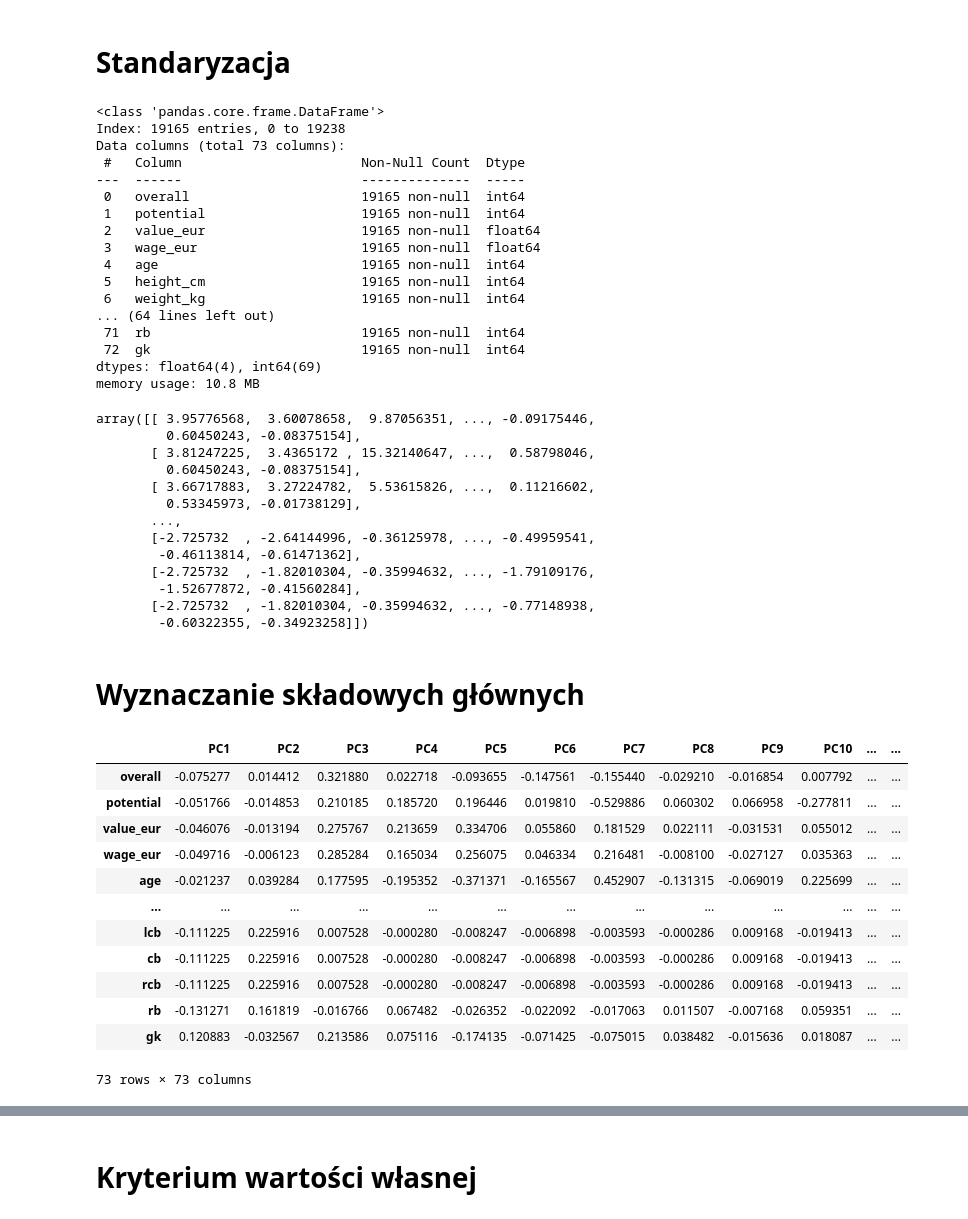
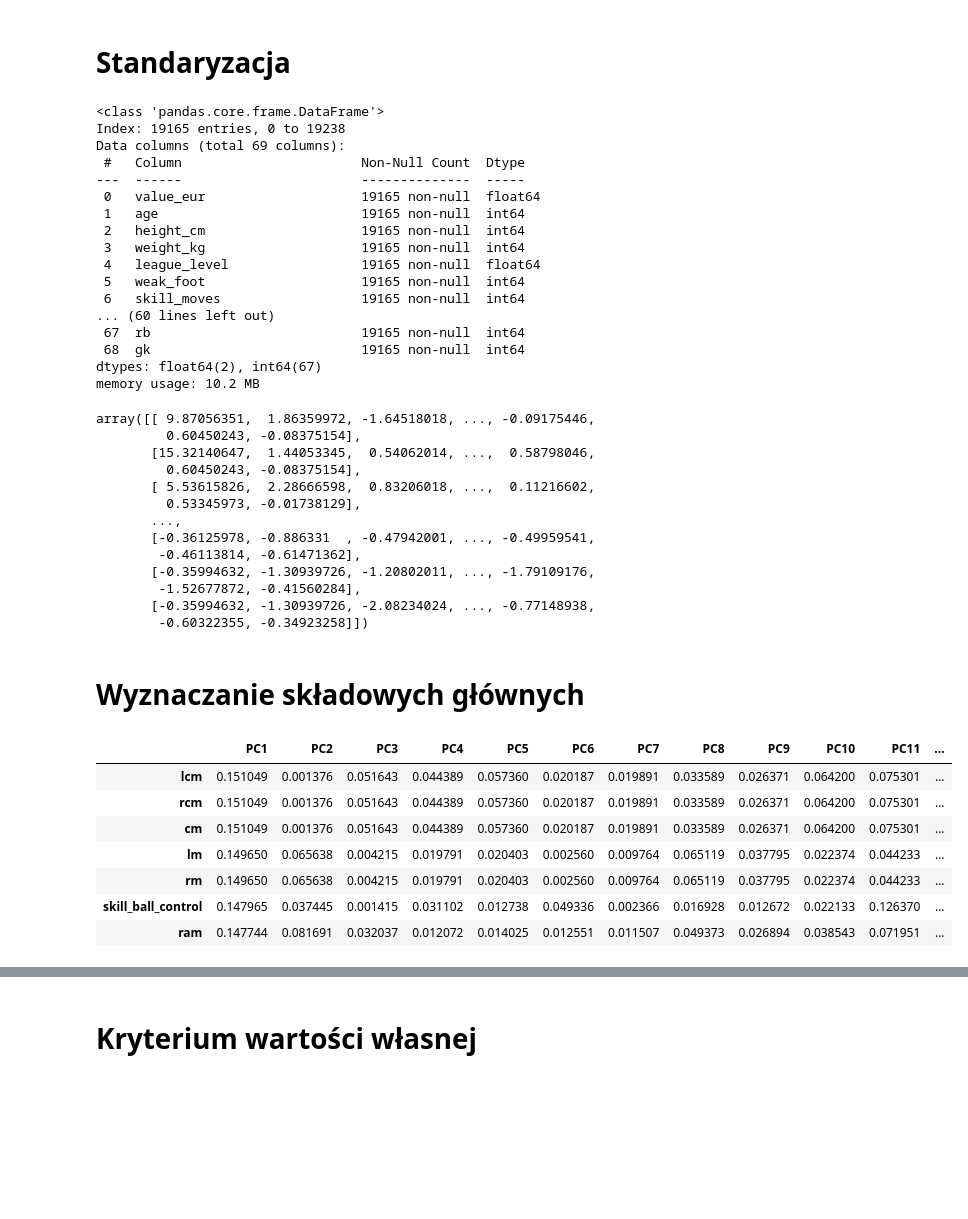
Before and after one commit to pawlew2k/fifa22, a Jupyter notebook: fifa22.ipynb, the cells around one changed output, grey strips where cells are left out. Cells and saved outputs as stored; diff of their text form; code cells hidden in the pictures; blank space fills up the shorter version.

```diff
--- a/fifa22.ipynb
+++ b/fifa22.ipynb
@@ -129,7 +113,8 @@ df = df.drop(columns=[
     'body_type',
     'real_face',
     'player_tags',
-    'player_traits'
+    'player_traits',
+    'preferred_foot',
 ]);
 # %%
 def nan_columns(df: DataFrame, head: int = 10):  # columns with quantities of NA descending
@@ -172,6 +157,13 @@ short_name                 0
 goalkeeping_positioning    0
 cf                         0
 dtype: int64
+# %%
+df = df.drop(columns=[ # usunięcie kolumn które znaczoąco wpływają na ocenę klasyfikatora
+    'wage_eur',
+    'release_clause_eur',
+    'overall',
+    'potential',
+]);
 # %%
 cols_dict = {
     'descriptive': ['short_name',
@@ -179,9 +171,9 @@ cols_dict = {
                     'club_name',
                     'league_name',
                     'nationality_name',
-                    'preferred_foot'],
-    'score': ['overall',
-              'potential'],
+                    ],
+   #'score': ['overall',
+   #          'potential'],
     'attacking': ['attacking_crossing',
                   'attacking_finishing',
                   'attacking_heading_accuracy',
@@ -337,7 +326,6 @@ col_drop_standard = [
     'club_name',
     'league_name',
     'nationality_name',
-    'preferred_foot'
 ]
 df_stand =  df_stand.drop(columns = col_drop_standard)
 
@@ -345,39 +333,39 @@ df_stand.info()
 # %% [output]
 <class 'pandas.core.frame.DataFrame'>
 Index: 19165 entries, 0 to 19238
-Data columns (total 73 columns):
+Data columns (total 69 columns):
  #   Column                       Non-Null Count  Dtype
 ---  ------                       --------------  -----
- 0   overall                      19165 non-null  int64
- 1   potential                    19165 non-null  int64
- 2   value_eur                    19165 non-null  float64
- 3   wage_eur                     19165 non-null  float64
- 4   age                          19165 non-null  int64
- 5   height_cm                    19165 non-null  int64
- 6   weight_kg                    19165 non-null  int64
-... (64 lines left out)
- 71  rb                           19165 non-null  int64
- 72  gk                           19165 non-null  int64
-dtypes: float64(4), int64(69)
-memory usage: 10.8 MB
+ 0   value_eur                    19165 non-null  float64
+ 1   age                          19165 non-null  int64
+ 2   height_cm                    19165 non-null  int64
+ 3   weight_kg                    19165 non-null  int64
+ 4   league_level                 19165 non-null  float64
+ 5   weak_foot                    19165 non-null  int64
+ 6   skill_moves                  19165 non-null  int64
+... (60 lines left out)
+ 67  rb                           19165 non-null  int64
+ 68  gk                           19165 non-null  int64
+dtypes: float64(2), int64(67)
+memory usage: 10.2 MB
 # %%
 scaler = StandardScaler()
 data_1 = df_stand.iloc[:,:]
 data_stand = scaler.fit_transform(data_1)
 data_stand
 # %% [output]
-array([[ 3.95776568,  3.60078658,  9.87056351, ..., -0.09175446,
+array([[ 9.87056351,  1.86359972, -1.64518018, ..., -0.09175446,
          0.60450243, -0.08375154],
-       [ 3.81247225,  3.4365172 , 15.32140647, ...,  0.58798046,
+       [15.32140647,  1.44053345,  0.54062014, ...,  0.58798046,
          0.60450243, -0.08375154],
-       [ 3.66717883,  3.27224782,  5.53615826, ...,  0.11216602,
+       [ 5.53615826,  2.28666598,  0.83206018, ...,  0.11216602,
          0.53345973, -0.01738129],
        ...,
-       [-2.725732  , -2.64144996, -0.36125978, ..., -0.49959541,
+       [-0.36125978, -0.886331  , -0.47942001, ..., -0.49959541,
         -0.46113814, -0.61471362],
-       [-2.725732  , -1.82010304, -0.35994632, ..., -1.79109176,
+       [-0.35994632, -1.30939726, -1.20802011, ..., -1.79109176,
         -1.52677872, -0.41560284],
-       [-2.725732  , -1.82010304, -0.35994632, ..., -0.77148938,
+       [-0.35994632, -1.30939726, -2.08234024, ..., -0.77148938,
         -0.60322355, -0.34923258]])
 # %% [markdown]
 # Wyznaczanie składowych głównych
@@ -462,21 +450,16 @@ index_pca = [
 # %%
 pca = PCA()
 pca_data = pca.fit_transform(data_stand)
 n_components = len(pca.components_)
 pca_cols = [f'PC{x+1}' for x in range(n_components)]
 df_pca_componenets = pd.DataFrame(data=np.transpose(pca.components_), columns=pca_cols, index = index_pca)
-df_pca_componenets
+df_pca_componenets.abs().sort_values(by='PC1',ascending=False).iloc[:7,:]
 # %% [output]
-|  | PC1 | PC2 | PC3 | PC4 | PC5 | PC6 | PC7 | PC8 | PC9 | PC10 | ... | ... |
-| overall | -0.075277 | 0.014412 | 0.321880 | 0.022718 | -0.093655 | -0.147561 | -0.155440 | -0.029210 | -0.016854 | 0.007792 | ... | ... |
-| potential | -0.051766 | -0.014853 | 0.210185 | 0.185720 | 0.196446 | 0.019810 | -0.529886 | 0.060302 | 0.066958 | -0.277811 | ... | ... |
-| value_eur | -0.046076 | -0.013194 | 0.275767 | 0.213659 | 0.334706 | 0.055860 | 0.181529 | 0.022111 | -0.031531 | 0.055012 | ... | ... |
-| wage_eur | -0.049716 | -0.006123 | 0.285284 | 0.165034 | 0.256075 | 0.046334 | 0.216481 | -0.008100 | -0.027127 | 0.035363 | ... | ... |
-| age | -0.021237 | 0.039284 | 0.177595 | -0.195352 | -0.371371 | -0.165567 | 0.452907 | -0.131315 | -0.069019 | 0.225699 | ... | ... |
-| ... | ... | ... | ... | ... | ... | ... | ... | ... | ... | ... | ... | ... |
-| lcb | -0.111225 | 0.225916 | 0.007528 | -0.000280 | -0.008247 | -0.006898 | -0.003593 | -0.000286 | 0.009168 | -0.019413 | ... | ... |
-| cb | -0.111225 | 0.225916 | 0.007528 | -0.000280 | -0.008247 | -0.006898 | -0.003593 | -0.000286 | 0.009168 | -0.019413 | ... | ... |
-| rcb | -0.111225 | 0.225916 | 0.007528 | -0.000280 | -0.008247 | -0.006898 | -0.003593 | -0.000286 | 0.009168 | -0.019413 | ... | ... |
-| rb | -0.131271 | 0.161819 | -0.016766 | 0.067482 | -0.026352 | -0.022092 | -0.017063 | 0.011507 | -0.007168 | 0.059351 | ... | ... |
-| gk | 0.120883 | -0.032567 | 0.213586 | 0.075116 | -0.174135 | -0.071425 | -0.075015 | 0.038482 | -0.015636 | 0.018087 | ... | ... |
+|  | PC1 | PC2 | PC3 | PC4 | PC5 | PC6 | PC7 | PC8 | PC9 | PC10 | PC11 | ... |
+| lcm | 0.151049 | 0.001376 | 0.051643 | 0.044389 | 0.057360 | 0.020187 | 0.019891 | 0.033589 | 0.026371 | 0.064200 | 0.075301 | ... |
+| rcm | 0.151049 | 0.001376 | 0.051643 | 0.044389 | 0.057360 | 0.020187 | 0.019891 | 0.033589 | 0.026371 | 0.064200 | 0.075301 | ... |
+| cm | 0.151049 | 0.001376 | 0.051643 | 0.044389 | 0.057360 | 0.020187 | 0.019891 | 0.033589 | 0.026371 | 0.064200 | 0.075301 | ... |
+| lm | 0.149650 | 0.065638 | 0.004215 | 0.019791 | 0.020403 | 0.002560 | 0.009764 | 0.065119 | 0.037795 | 0.022374 | 0.044233 | ... |
+| rm | 0.149650 | 0.065638 | 0.004215 | 0.019791 | 0.020403 | 0.002560 | 0.009764 | 0.065119 | 0.037795 | 0.022374 | 0.044233 | ... |
+| skill_ball_control | 0.147965 | 0.037445 | 0.001415 | 0.031102 | 0.012738 | 0.049336 | 0.002366 | 0.016928 | 0.012672 | 0.022133 | 0.126370 | ... |
+| ram | 0.147744 | 0.081691 | 0.032037 | 0.012072 | 0.014025 | 0.012551 | 0.011507 | 0.049373 | 0.026894 | 0.038543 | 0.071951 | ... |
-73 rows × 73 columns
```
Also changed, not shown: parts of 17 cells of this notebook.
